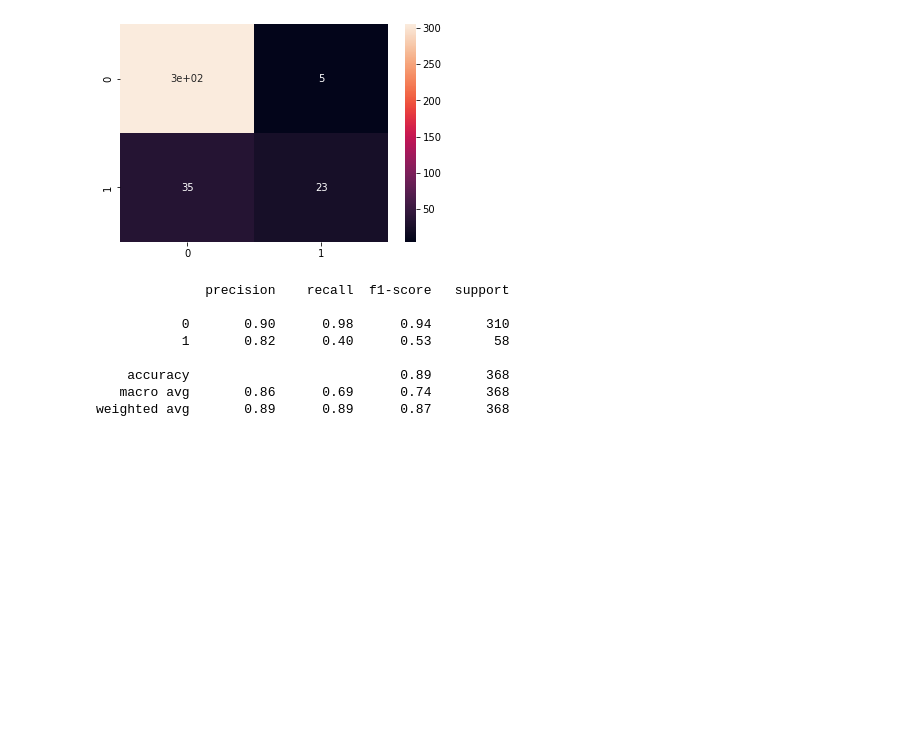
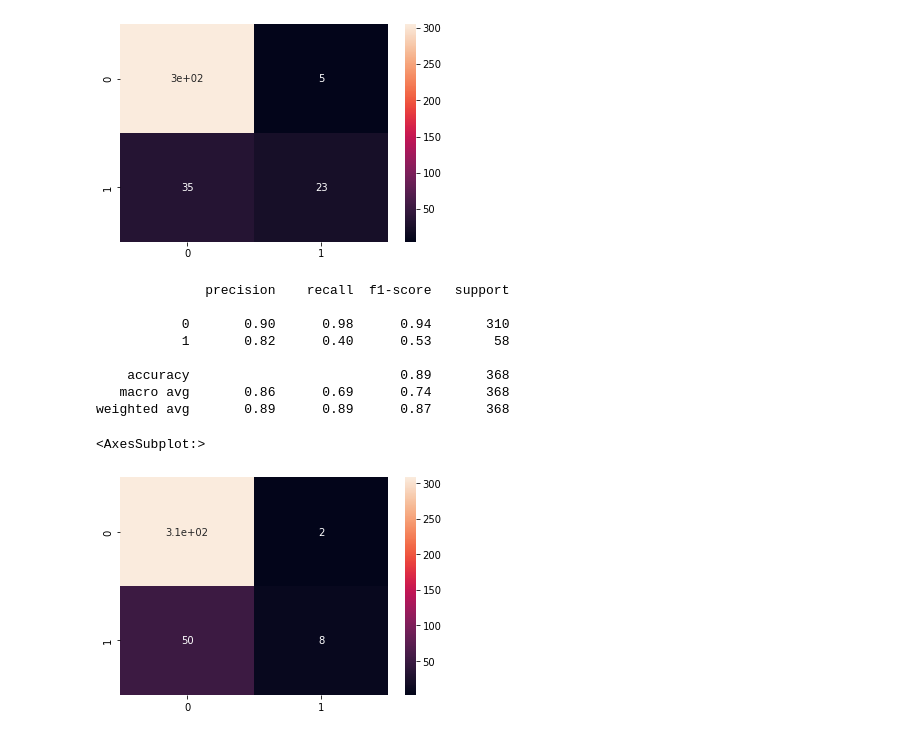
Before and after one commit to eeeds/Projects, a Jupyter notebook: 16- Classification models (RRHH Project)/Project16_classification.ipynb, the cells around one changed output. Drawn from its saved outputs; the diff is of its cells as text; code cells hidden in the pictures; blank space fills up the shorter version.

Commit message:
Random Forest Classification

```diff
--- a/16- Classification models (RRHH Project)/Project16_classification.ipynb
+++ b/16- Classification models (RRHH Project)/Project16_classification.ipynb
@@ -419,3 +419,18 @@ print(classification_report(y_test, y_pred))
     accuracy                           0.89       368
    macro avg       0.86      0.69      0.74       368
 weighted avg       0.89      0.89      0.87       368
+# %%
+#Classification  with Random Forest
+from sklearn.ensemble import RandomForestClassifier
+model = RandomForestClassifier()
+model.fit(X_train, y_train)
+
+y_pred = model.predict(X_test)
+# %%
+#Evaluate the model
+#COnfuion Matrix
+cm = confusion_matrix(y_test, y_pred)
+sns.heatmap(cm, annot = True)
+# %% [output]
+<AxesSubplot:>
+[figure, added]
```
Also changed, not shown: parts of 1 cell of this notebook.
